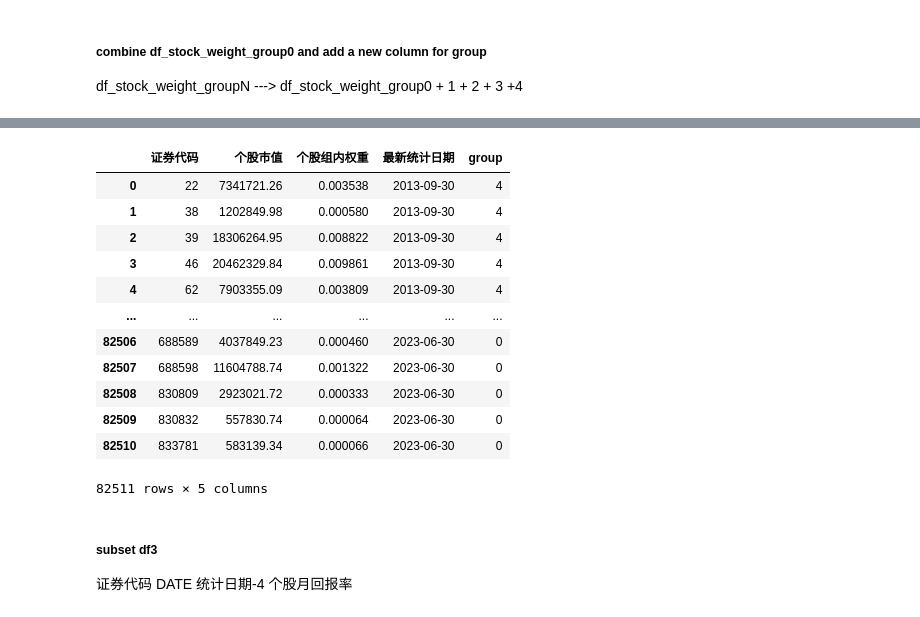
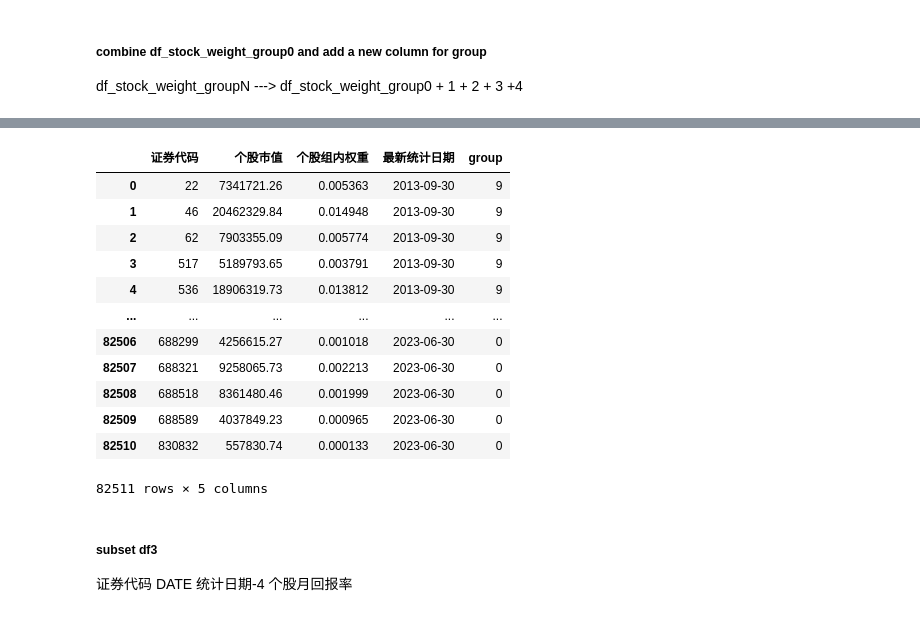
Before and after one commit to Prussia/playJupyter, a Jupyter notebook: testproj/计算加权回报率.ipynb, the cells around one changed output, grey strips where cells are left out. Drawn from its saved outputs; the diff is of its cells as text; code cells hidden in the pictures.

```diff
--- a/testproj/计算加权回报率.ipynb
+++ b/testproj/计算加权回报率.ipynb
@@ -568,0 +601,4 @@ df_stock_weight_group4
+# %%
+# 7
+df_stock_weight_group7 = getDF_stock_weight_group_by_number(7, df1_merged_group)
+df_stock_weight_group7
@@ -568,0 +619,4 @@ df_stock_weight_group4
+# %%
+# 8
+df_stock_weight_group8 = getDF_stock_weight_group_by_number(8, df1_merged_group)
+df_stock_weight_group8
@@ -568,0 +637,4 @@ df_stock_weight_group4
+# %%
+# 9
+df_stock_weight_group9 = getDF_stock_weight_group_by_number(9, df1_merged_group)
+df_stock_weight_group9
@@ -629,6 +715,12 @@ df_stock_weight_group1['group'] = 1
 df_stock_weight_group2['group'] = 2
 df_stock_weight_group3['group'] = 3
 df_stock_weight_group4['group'] = 4
+#TODO
+df_stock_weight_group5['group'] = 5
+df_stock_weight_group6['group'] = 6
+df_stock_weight_group7['group'] = 7
+df_stock_weight_group8['group'] = 8
+df_stock_weight_group9['group'] = 9
 # %%
 df_stock_weight_group0
 df_stock_weight_group1
@@ -682,20 +806,20 @@ df_stock_weight_group4
 # %%
-df_stock_weight_group = pd.concat([df_stock_weight_group4, df_stock_weight_group3, df_stock_weight_group2, df_stock_weight_group1, df_stock_weight_group0], ignore_index=True)
+df_stock_weight_group = pd.concat([df_stock_weight_group9,df_stock_weight_group8,df_stock_weight_group7,df_stock_weight_group6,df_stock_weight_group5,df_stock_weight_group4, df_stock_weight_group3, df_stock_weight_group2, df_stock_weight_group1, df_stock_weight_group0], ignore_index=True)
 
 df_stock_weight_group
 # %% [output]
 |  | 证券代码 | 个股市值 | 个股组内权重 | 最新统计日期 | group |
-| 0 | 22 | 7341721.26 | 0.003538 | 2013-09-30 | 4 |
-| 1 | 38 | 1202849.98 | 0.000580 | 2013-09-30 | 4 |
-| 2 | 39 | 18306264.95 | 0.008822 | 2013-09-30 | 4 |
-| 3 | 46 | 20462329.84 | 0.009861 | 2013-09-30 | 4 |
-| 4 | 62 | 7903355.09 | 0.003809 | 2013-09-30 | 4 |
+| 0 | 22 | 7341721.26 | 0.005363 | 2013-09-30 | 9 |
+| 1 | 46 | 20462329.84 | 0.014948 | 2013-09-30 | 9 |
+| 2 | 62 | 7903355.09 | 0.005774 | 2013-09-30 | 9 |
+| 3 | 517 | 5189793.65 | 0.003791 | 2013-09-30 | 9 |
+| 4 | 536 | 18906319.73 | 0.013812 | 2013-09-30 | 9 |
 | ... | ... | ... | ... | ... | ... |
-| 82506 | 688589 | 4037849.23 | 0.000460 | 2023-06-30 | 0 |
-| 82507 | 688598 | 11604788.74 | 0.001322 | 2023-06-30 | 0 |
-| 82508 | 830809 | 2923021.72 | 0.000333 | 2023-06-30 | 0 |
-| 82509 | 830832 | 557830.74 | 0.000064 | 2023-06-30 | 0 |
-| 82510 | 833781 | 583139.34 | 0.000066 | 2023-06-30 | 0 |
+| 82506 | 688299 | 4256615.27 | 0.001018 | 2023-06-30 | 0 |
+| 82507 | 688321 | 9258065.73 | 0.002213 | 2023-06-30 | 0 |
+| 82508 | 688518 | 8361480.46 | 0.001999 | 2023-06-30 | 0 |
+| 82509 | 688589 | 4037849.23 | 0.000965 | 2023-06-30 | 0 |
+| 82510 | 830832 | 557830.74 | 0.000133 | 2023-06-30 | 0 |
 82511 rows × 5 columns
 # %% [markdown]
 ##### subset df3
```
Also changed, not shown: parts of 48 cells of this notebook.
